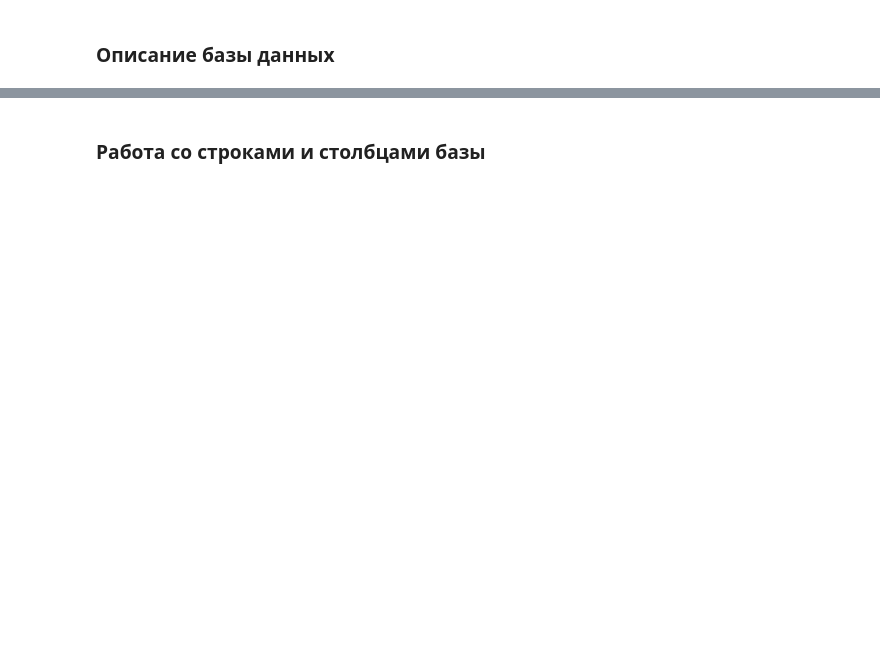
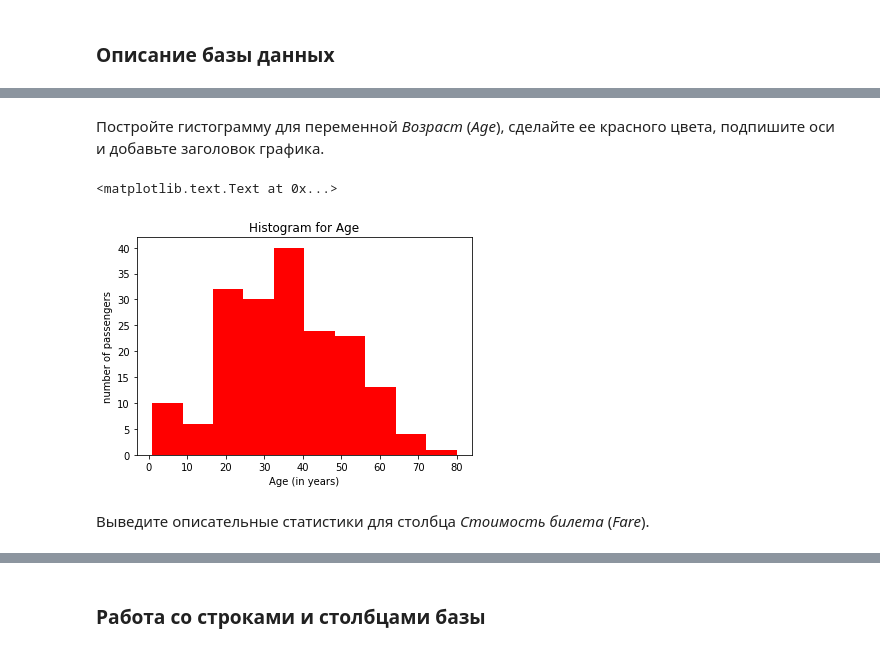
Before and after one commit to allatambov/py-icef, a Jupyter notebook: 4-19-03/practice4-solutions.ipynb, the cells around one changed output, grey strips where cells are left out. Drawn from its saved outputs; the diff is of its cells as text; code cells hidden in the pictures; blank space fills up the shorter version.

```diff
--- a/4-19-03/practice4-solutions.ipynb
+++ b/4-19-03/practice4-solutions.ipynb
@@ -39,0 +44,4 @@
+# %%
+df = pd.read_csv('https://raw.githubusercontent.com/allatambov/Py-programming-3/master/28-05/Titanic.csv',
+                index_col = 0)
+df.head(2)
@@ -40,3 +55,5 @@
+# %%
+df = df.dropna()
 # %% [markdown]
 ### Описание базы данных
 # %% [markdown]
@@ -46,0 +94,2 @@
+# %% [markdown]
+Постройте гистограмму для переменной *Возраст* (*Age*), сделайте ее красного цвета, подпишите оси и добавьте заголовок графика.
@@ -46,0 +103,10 @@
+# %%
+ax = df.Age.plot.hist(color = "red") # цвет red
+ax.set_title('Histogram for Age') # заголовок для объекта ax
+ax.set_xlabel('Age (in years)') # подпись для оси x
+ax.set_ylabel('number of passengers') # подпись для оси y
+# %% [output]
+<matplotlib.text.Text at 0x...>
+[figure, added]
+# %% [markdown]
+Выведите описательные статистики для столбца *Стоимость билета* (*Fare*).
```
Also changed, not shown: parts of 39 cells of this notebook, 6 other files.
